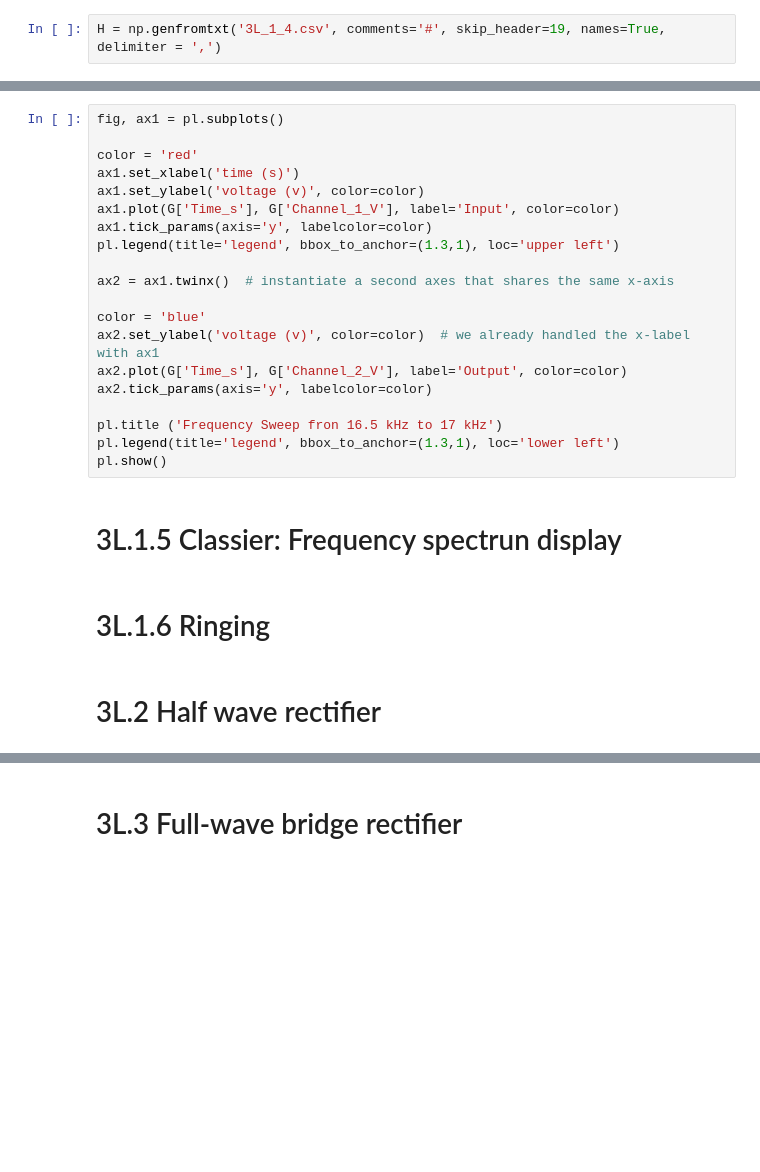
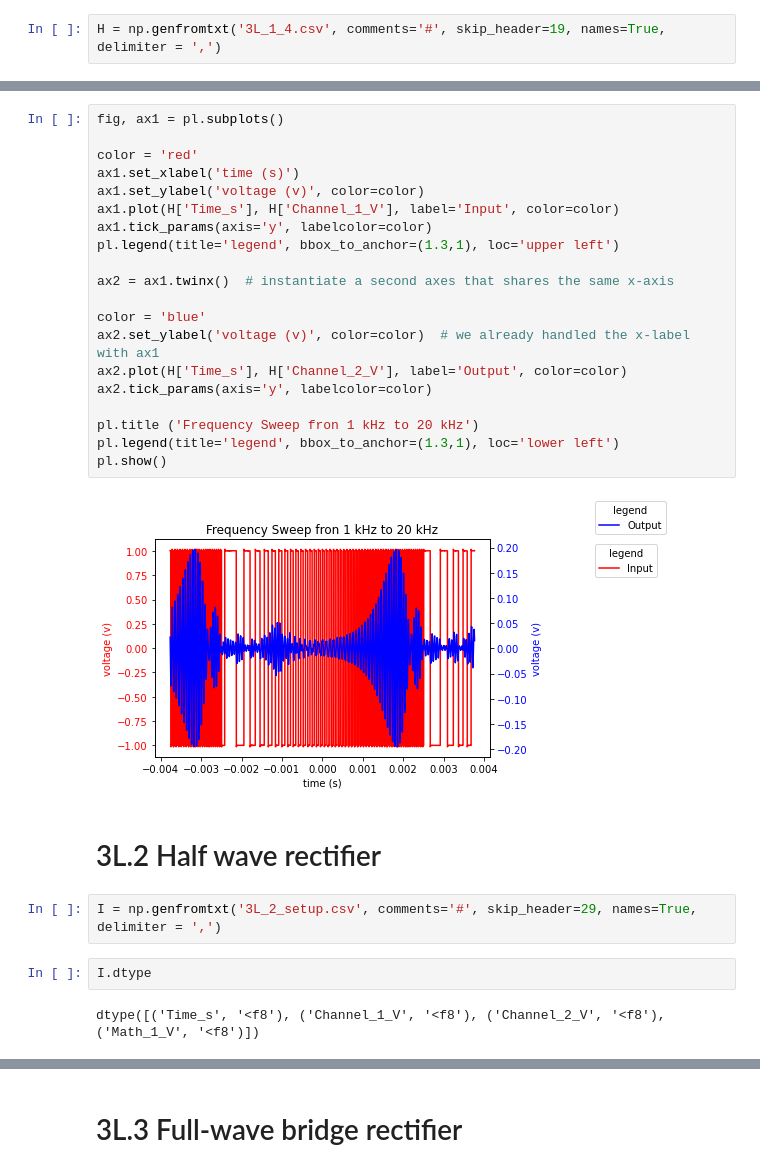
Before and after one commit to dannyjacobs/ses330, a Jupyter notebook: 2020_assignments/jhuffer1_diode/Lab 3 Diode (jhuffer).ipynb, the cells around one changed output, grey strips where cells are left out. Saved outputs shown, nothing was run; the diff lists cells and outputs as text; blank space fills up the shorter version.

```diff
--- a/2020_assignments/jhuffer1_diode/Lab 3 Diode (jhuffer).ipynb
+++ b/2020_assignments/jhuffer1_diode/Lab 3 Diode (jhuffer).ipynb
@@ -184,26 +188,30 @@ Text(0.5, 1.0, 'Frequency Sweep fron 1 kHz to 20 kHz')
 # %%
 fig, ax1 = pl.subplots()
 
 color = 'red'
 ax1.set_xlabel('time (s)')
 ax1.set_ylabel('voltage (v)', color=color)
-ax1.plot(G['Time_s'], G['Channel_1_V'], label='Input', color=color)
+ax1.plot(H['Time_s'], H['Channel_1_V'], label='Input', color=color)
 ax1.tick_params(axis='y', labelcolor=color)
 pl.legend(title='legend', bbox_to_anchor=(1.3,1), loc='upper left')
 
 ax2 = ax1.twinx()  # instantiate a second axes that shares the same x-axis
 
 color = 'blue'
 ax2.set_ylabel('voltage (v)', color=color)  # we already handled the x-label with ax1
-ax2.plot(G['Time_s'], G['Channel_2_V'], label='Output', color=color)
+ax2.plot(H['Time_s'], H['Channel_2_V'], label='Output', color=color)
 ax2.tick_params(axis='y', labelcolor=color)
 
-pl.title ('Frequency Sweep fron 16.5 kHz to 17 kHz')
+pl.title ('Frequency Sweep fron 1 kHz to 20 kHz')
 pl.legend(title='legend', bbox_to_anchor=(1.3,1), loc='lower left')
 pl.show()
+# %% [output]
+[figure, added]
-# %% [markdown]
-# 3L.1.5 Classier: Frequency spectrun display
-# %% [markdown]
-# 3L.1.6 Ringing
 # %% [markdown]
 # 3L.2 Half wave rectifier
+# %%
+I = np.genfromtxt('3L_2_setup.csv', comments='#', skip_header=29, names=True, delimiter = ',')
+# %%
+I.dtype
+# %% [output]
+dtype([('Time_s', '<f8'), ('Channel_1_V', '<f8'), ('Channel_2_V', '<f8'), ('Math_1_V', '<f8')])
```
Also changed, not shown: parts of 11 cells of this notebook, 5 other files.
